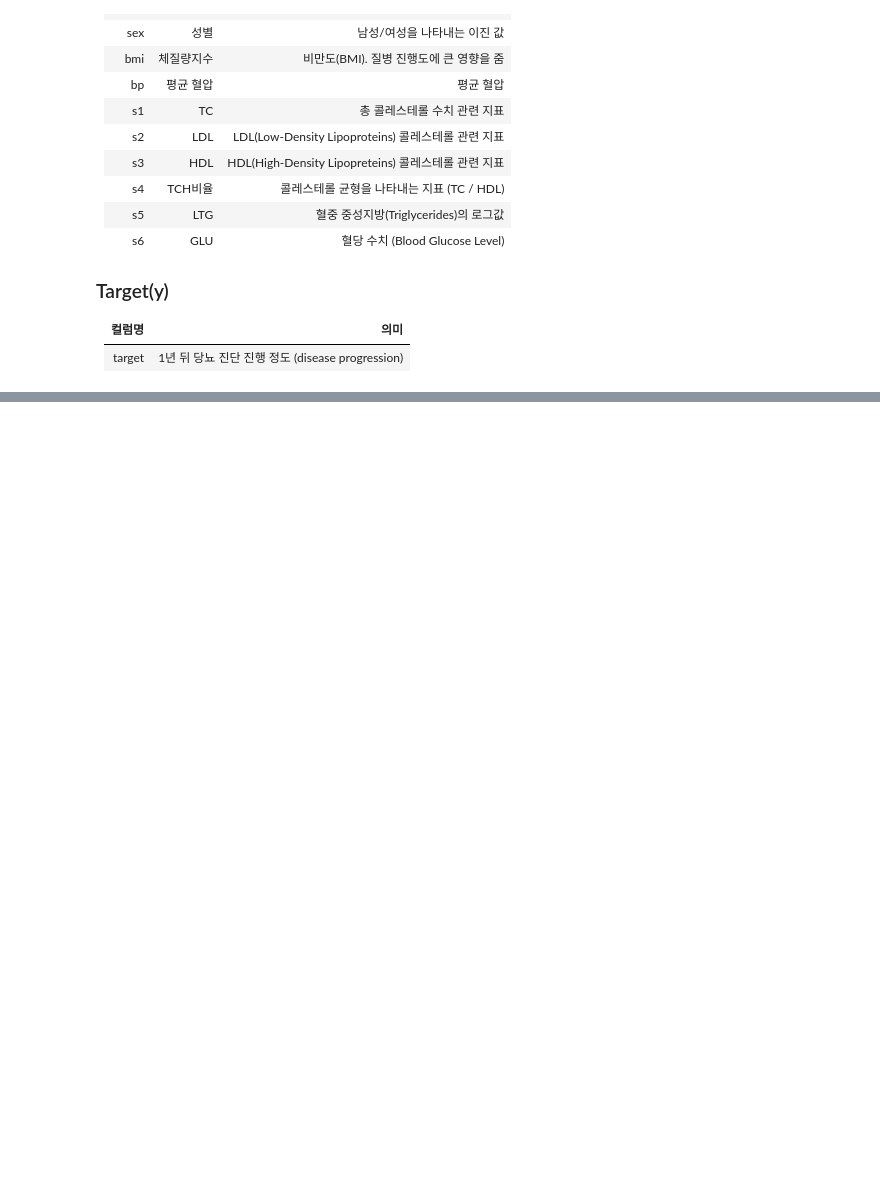
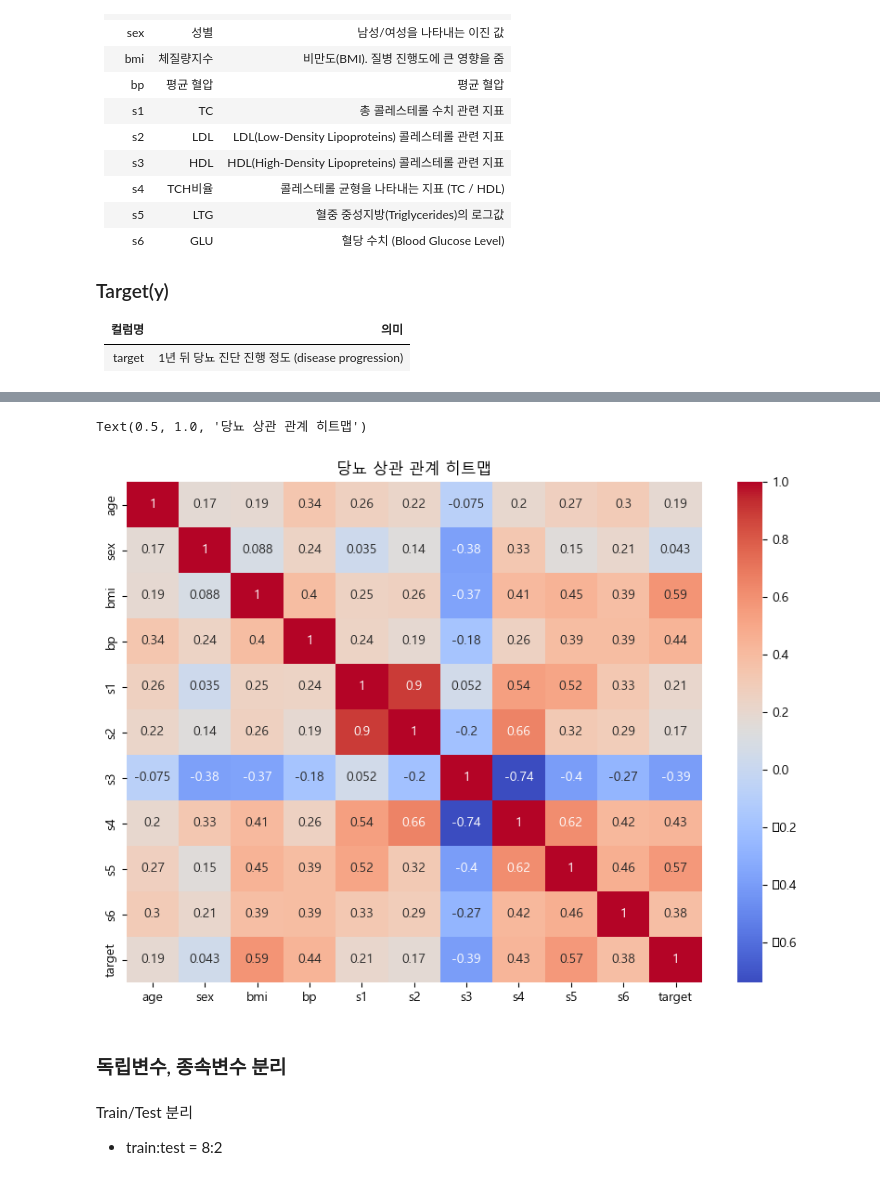
Before and after one commit to sjlimiei25/AI-Prediction, a Jupyter notebook: 2_KNNR_practice.ipynb, the cells around one changed output, grey strips where cells are left out. Cells and saved outputs as stored; diff of their text form; code cells hidden in the pictures; blank space fills up the shorter version.

```diff
--- a/2_KNNR_practice.ipynb
+++ b/2_KNNR_practice.ipynb
@@ -42,0 +145,16 @@ df.head()
+# %%
+# 상관 관계 히트맵
+
+corr_data = df.corr()   # 상관계수 행렬
+plt.figure(figsize=(10, 7))
+
+sns.heatmap(corr_data
+            , annot=True        # 각 칸에 숫자 표시 여부(상관계수)
+            , cmap='coolwarm')  # color map / coolwarm : 음의 상관-파란색, 양의 상관-붉은색
+plt.title("당뇨 상관 관계 히트맵")
+# => target과 bmi, s5와 같은 특징들이 높은 상관도를 보이고 있음!
+# %% [output]
+Text(0.5, 1.0, '당뇨 상관 관계 히트맵')
+[figure, added]
+# %% [markdown]
+### 독립변수, 종속변수 분리
@@ -42,0 +169,4 @@ df.head()
+# %% [markdown]
+Train/Test 분리
+
+- train:test = 8:2
```
Also changed, not shown: parts of 16 cells of this notebook.
